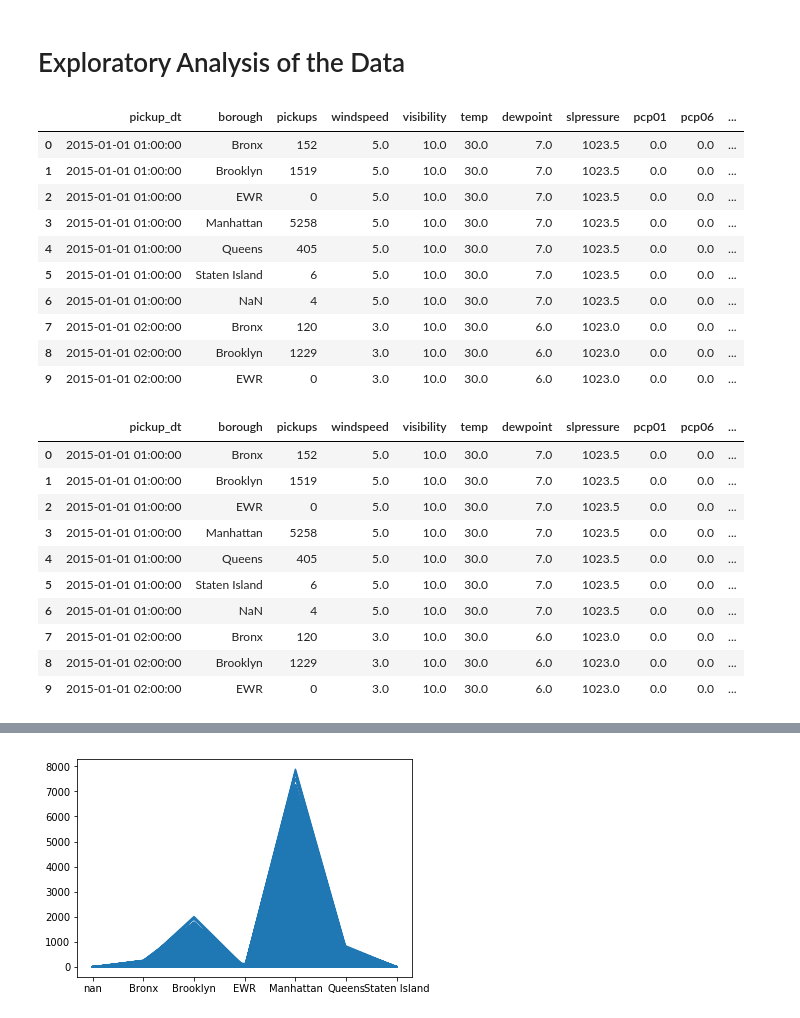
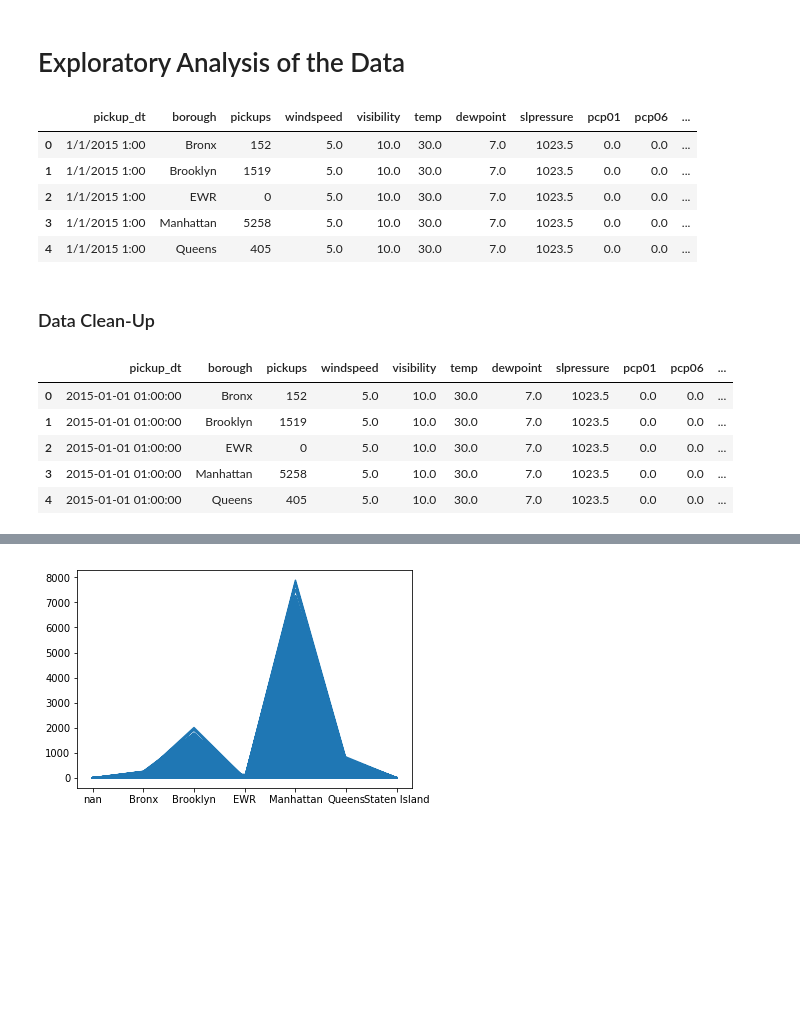
Before and after one commit to nephagra/STATS131_Final, a Jupyter notebook: final_report.ipynb, the cells around one changed output, grey strips where cells are left out. Drawn from its saved outputs; the diff is of its cells as text; code cells hidden in the pictures; blank space fills up the shorter version.

```diff
--- a/final_report.ipynb
+++ b/final_report.ipynb
@@ -95,17 +95,14 @@ import seaborn as sns
 # %%
 uber = pd.read_csv('uber_nyc_enriched.csv')
 # %%
-uber.head(10)
+uber.head(5)
 # %% [output]
 |  | pickup_dt | borough | pickups | windspeed | visibility | temp | dewpoint | slpressure | pcp01 | pcp06 | ... |
-| 0 | 2015-01-01 01:00:00 | Bronx | 152 | 5.0 | 10.0 | 30.0 | 7.0 | 1023.5 | 0.0 | 0.0 | ... |
-| 1 | 2015-01-01 01:00:00 | Brooklyn | 1519 | 5.0 | 10.0 | 30.0 | 7.0 | 1023.5 | 0.0 | 0.0 | ... |
-| 2 | 2015-01-01 01:00:00 | EWR | 0 | 5.0 | 10.0 | 30.0 | 7.0 | 1023.5 | 0.0 | 0.0 | ... |
-| 3 | 2015-01-01 01:00:00 | Manhattan | 5258 | 5.0 | 10.0 | 30.0 | 7.0 | 1023.5 | 0.0 | 0.0 | ... |
-| 4 | 2015-01-01 01:00:00 | Queens | 405 | 5.0 | 10.0 | 30.0 | 7.0 | 1023.5 | 0.0 | 0.0 | ... |
-| 5 | 2015-01-01 01:00:00 | Staten Island | 6 | 5.0 | 10.0 | 30.0 | 7.0 | 1023.5 | 0.0 | 0.0 | ... |
-| 6 | 2015-01-01 01:00:00 | NaN | 4 | 5.0 | 10.0 | 30.0 | 7.0 | 1023.5 | 0.0 | 0.0 | ... |
-| 7 | 2015-01-01 02:00:00 | Bronx | 120 | 3.0 | 10.0 | 30.0 | 6.0 | 1023.0 | 0.0 | 0.0 | ... |
-| 8 | 2015-01-01 02:00:00 | Brooklyn | 1229 | 3.0 | 10.0 | 30.0 | 6.0 | 1023.0 | 0.0 | 0.0 | ... |
-| 9 | 2015-01-01 02:00:00 | EWR | 0 | 3.0 | 10.0 | 30.0 | 6.0 | 1023.0 | 0.0 | 0.0 | ... |
+| 0 | 1/1/2015 1:00 | Bronx | 152 | 5.0 | 10.0 | 30.0 | 7.0 | 1023.5 | 0.0 | 0.0 | ... |
+| 1 | 1/1/2015 1:00 | Brooklyn | 1519 | 5.0 | 10.0 | 30.0 | 7.0 | 1023.5 | 0.0 | 0.0 | ... |
+| 2 | 1/1/2015 1:00 | EWR | 0 | 5.0 | 10.0 | 30.0 | 7.0 | 1023.5 | 0.0 | 0.0 | ... |
+| 3 | 1/1/2015 1:00 | Manhattan | 5258 | 5.0 | 10.0 | 30.0 | 7.0 | 1023.5 | 0.0 | 0.0 | ... |
+| 4 | 1/1/2015 1:00 | Queens | 405 | 5.0 | 10.0 | 30.0 | 7.0 | 1023.5 | 0.0 | 0.0 | ... |
+# %% [markdown]
+### Data Clean-Up
 # %%
@@ -112,6 +110,6 @@ uber.head(10)
 uber.pickup_dt = pd.to_datetime(uber['pickup_dt'],format='%m/%d/%Y %H:%M')
 # %%
-uber.head(10)
+uber.head(5)
 # %% [output]
 |  | pickup_dt | borough | pickups | windspeed | visibility | temp | dewpoint | slpressure | pcp01 | pcp06 | ... |
 | 0 | 2015-01-01 01:00:00 | Bronx | 152 | 5.0 | 10.0 | 30.0 | 7.0 | 1023.5 | 0.0 | 0.0 | ... |
@@ -119,11 +117,6 @@ uber.head(10)
 | 2 | 2015-01-01 01:00:00 | EWR | 0 | 5.0 | 10.0 | 30.0 | 7.0 | 1023.5 | 0.0 | 0.0 | ... |
 | 3 | 2015-01-01 01:00:00 | Manhattan | 5258 | 5.0 | 10.0 | 30.0 | 7.0 | 1023.5 | 0.0 | 0.0 | ... |
 | 4 | 2015-01-01 01:00:00 | Queens | 405 | 5.0 | 10.0 | 30.0 | 7.0 | 1023.5 | 0.0 | 0.0 | ... |
-| 5 | 2015-01-01 01:00:00 | Staten Island | 6 | 5.0 | 10.0 | 30.0 | 7.0 | 1023.5 | 0.0 | 0.0 | ... |
-| 6 | 2015-01-01 01:00:00 | NaN | 4 | 5.0 | 10.0 | 30.0 | 7.0 | 1023.5 | 0.0 | 0.0 | ... |
-| 7 | 2015-01-01 02:00:00 | Bronx | 120 | 3.0 | 10.0 | 30.0 | 6.0 | 1023.0 | 0.0 | 0.0 | ... |
-| 8 | 2015-01-01 02:00:00 | Brooklyn | 1229 | 3.0 | 10.0 | 30.0 | 6.0 | 1023.0 | 0.0 | 0.0 | ... |
-| 9 | 2015-01-01 02:00:00 | EWR | 0 | 3.0 | 10.0 | 30.0 | 6.0 | 1023.0 | 0.0 | 0.0 | ... |
 # %%
 uber.info()
 # %% [output]
```
Also changed, not shown: parts of 40 cells of this notebook.
